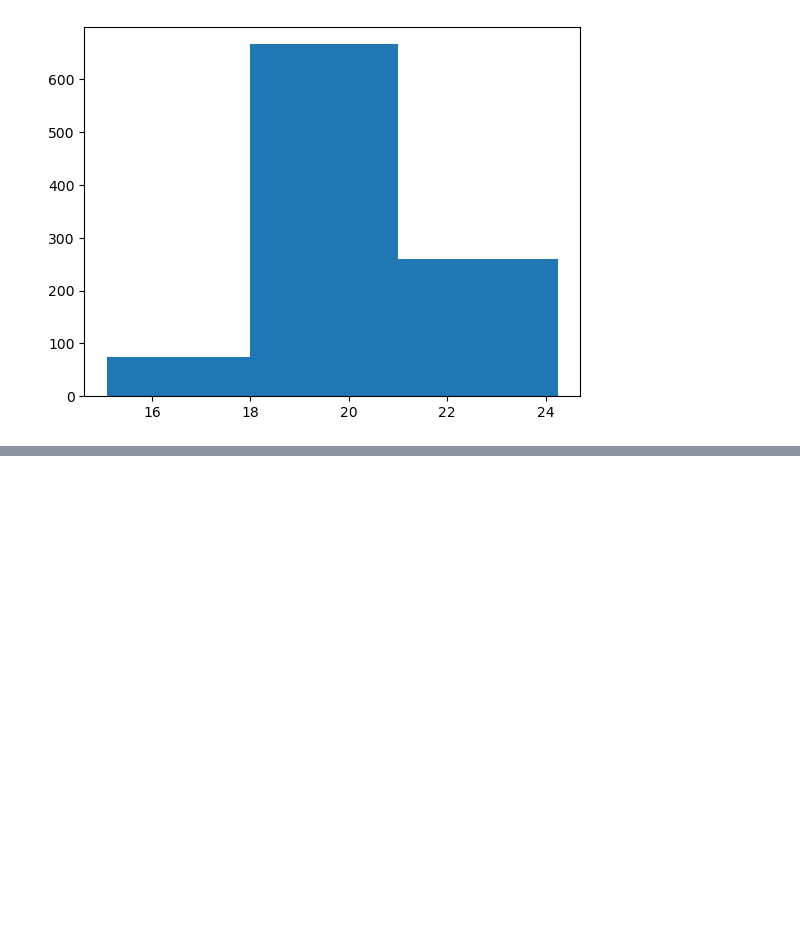
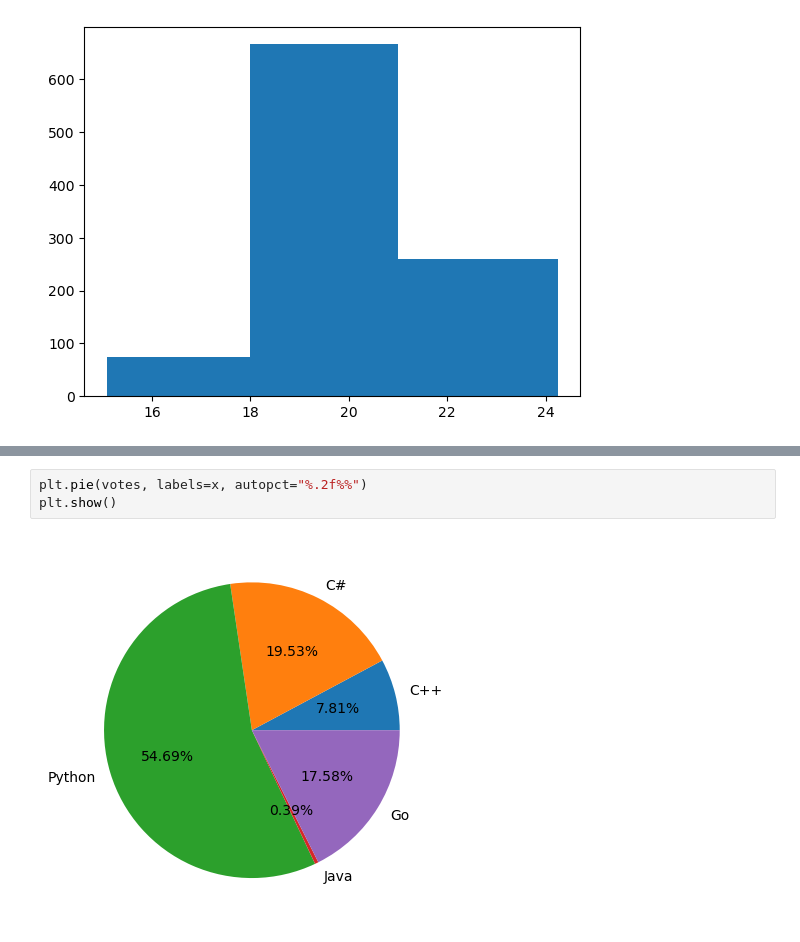
Before and after one commit to Jeannot-MN/Machine-Learning, a Jupyter notebook: notebooks/libraries-101/_matplotlib.ipynb, the cells around one changed output, grey strips where cells are left out. Drawn from its saved outputs; the diff is of its cells as text; blank space fills up the shorter version.

```diff
--- a/notebooks/libraries-101/_matplotlib.ipynb
+++ b/notebooks/libraries-101/_matplotlib.ipynb
@@ -74,0 +90,5 @@ plt.show()
+# %%
+plt.pie(votes, labels=x, autopct="%.2f%%")
+plt.show()
+# %% [output]
+[figure, added]
```
Also changed, not shown: parts of 2 cells of this notebook.
